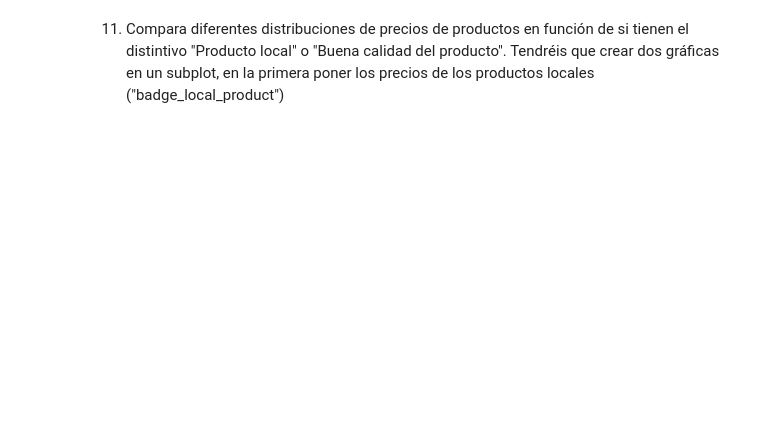
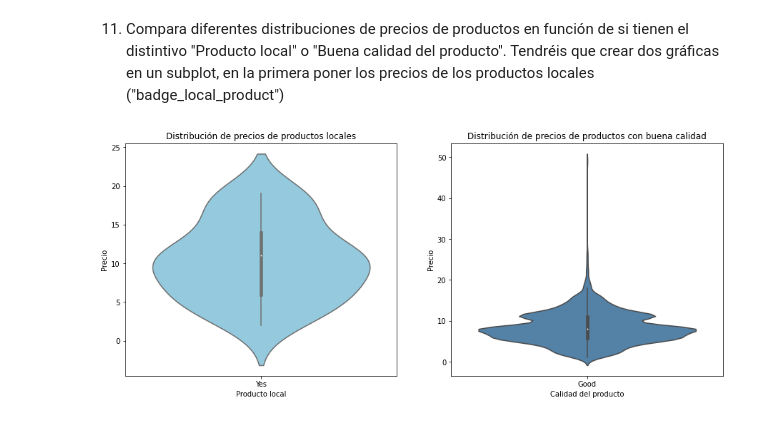
Before and after one commit to marinaescobar/ejercicios-adalab, a Jupyter notebook: Modulo-3/modulo-3-leccion-07-visualizacion.ipynb, the cells around one changed output. Cells and saved outputs as stored; diff of their text form; code cells hidden in the pictures; blank space fills up the shorter version.

```diff
--- a/Modulo-3/modulo-3-leccion-07-visualizacion.ipynb
+++ b/Modulo-3/modulo-3-leccion-07-visualizacion.ipynb
@@ -179,2 +225,31 @@ for ax in [ax0, ax1]:
 # %% [markdown]
 11. Compara diferentes distribuciones de precios de productos en función de si tienen el distintivo "Producto local" o "Buena calidad del producto". Tendréis que crear dos gráficas en un subplot, en la primera poner los precios de los productos locales ("badge_local_product")
+# %%
+# Crear un subplot con 1 fila y 2 columnas
+fig, axs = plt.subplots(1, 2, figsize=(15, 6))
+
+# Gráfico de violín para los precios de productos locales
+sns.violinplot(data = df[df['badge_local_product'] == 'Yes'],
+               x = 'badge_local_product',
+               y = 'price',
+               color = 'skyblue',
+               ax = axs[0])
+
+axs[0].set_title('Distribución de precios de productos locales')
+
+axs[0].set_xlabel('Producto local')
+axs[0].set_ylabel('Precio');
+
+# Gráfico de violín para los precios de productos con buena calidad
+sns.violinplot(data=df[df['badge_product_quality'] == 'Good'],
+               x='badge_product_quality',
+               y='price',
+               color = 'steelblue',
+               ax=axs[1])
+
+axs[1].set_title('Distribución de precios de productos con buena calidad')
+
+axs[1].set_xlabel('Calidad del producto')
+axs[1].set_ylabel('Precio');
+# %% [output]
+[figure, added]
```
Also changed, not shown: parts of 4 cells of this notebook.
